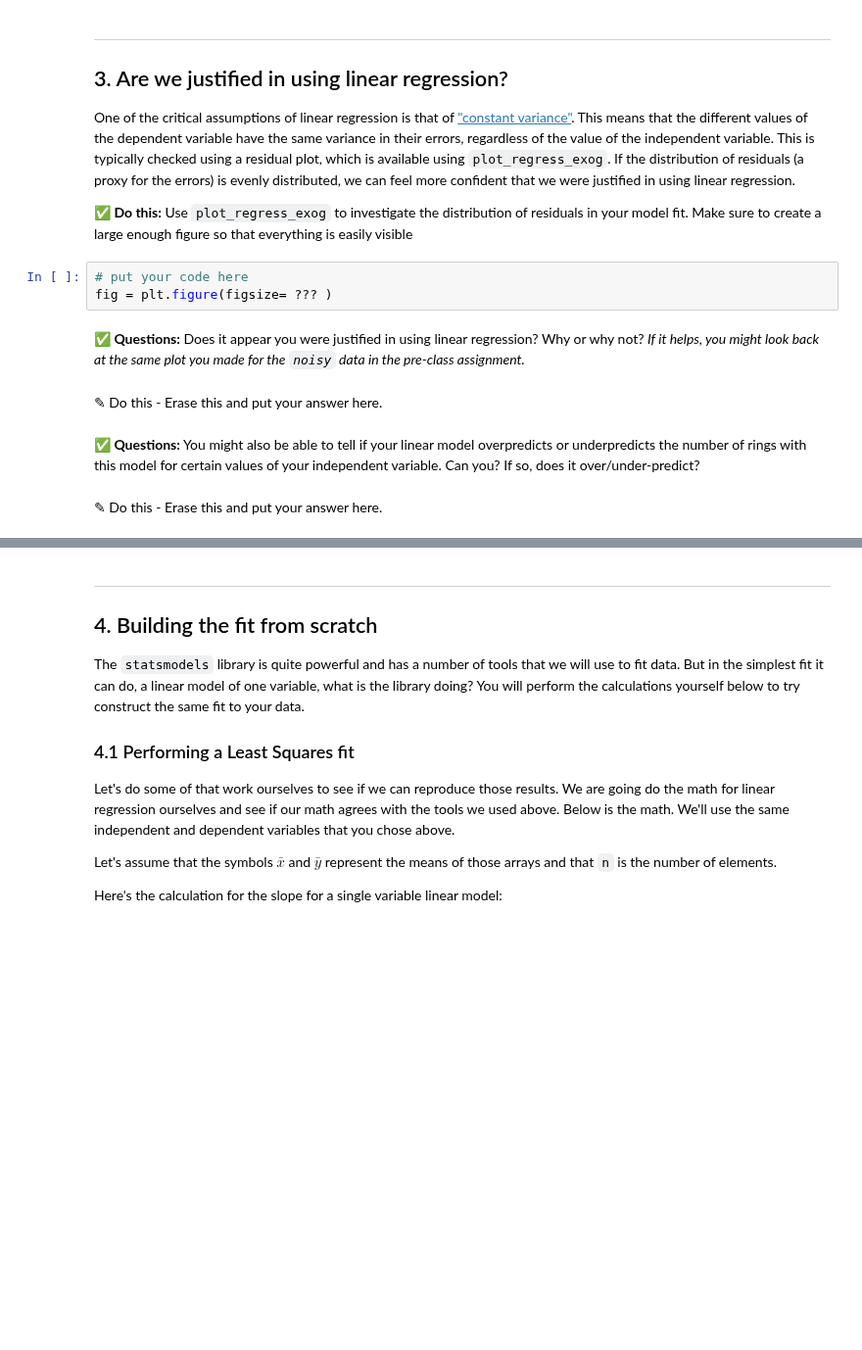
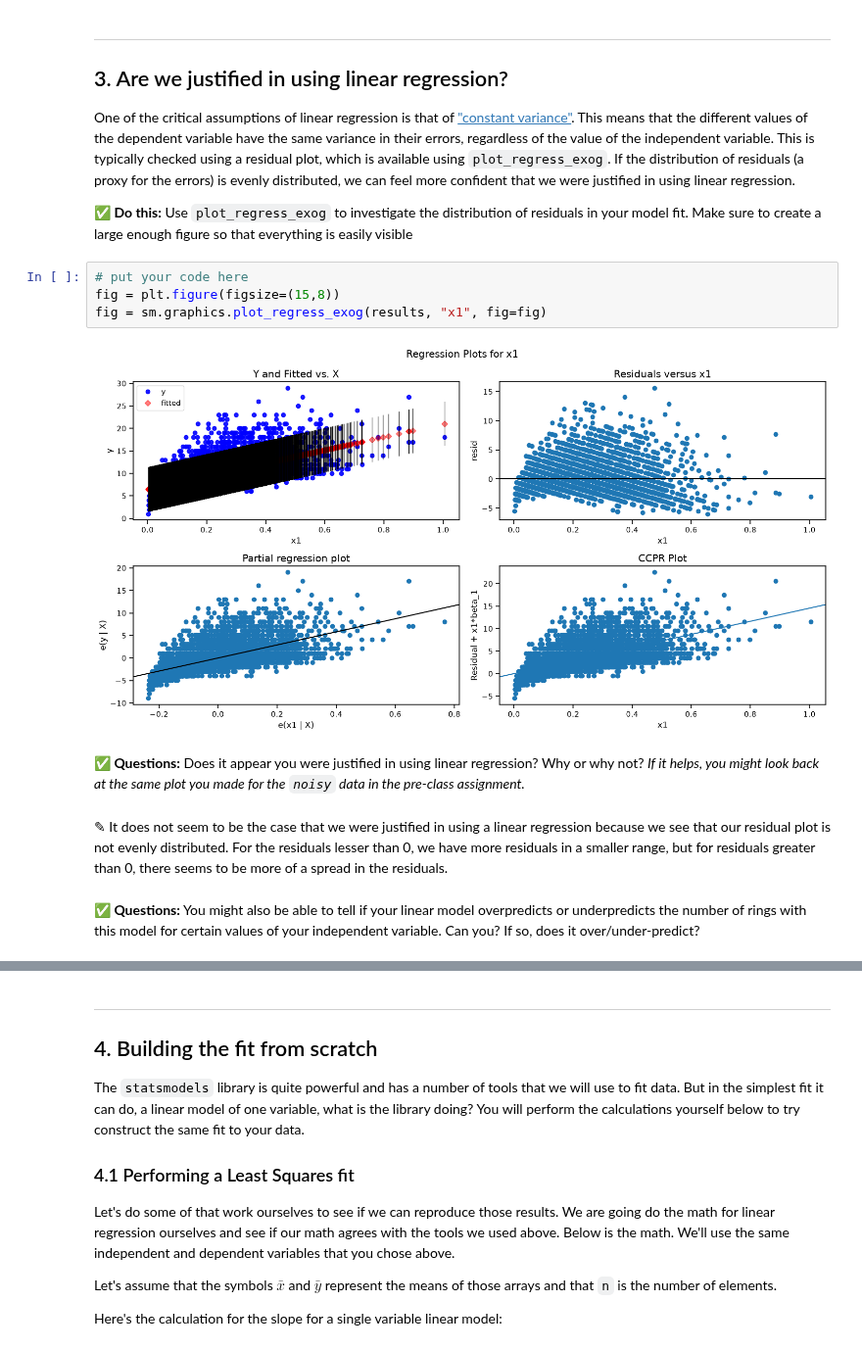
Before and after one commit to alvagile-1811/CMSE202-f26-turnin, a Jupyter notebook: Day-13/Day-13_In-Class-Regression-STUDENT.ipynb, the cells around one changed output, grey strips where cells are left out. Shown at 98% size. Saved outputs shown, nothing was run; the diff lists cells and outputs as text; blank space fills up the shorter version.

```diff
--- a/Day-13/Day-13_In-Class-Regression-STUDENT.ipynb
+++ b/Day-13/Day-13_In-Class-Regression-STUDENT.ipynb
@@ -202,12 +277,13 @@ One of the critical assumptions of linear regression is that of ["constant varia
 **&#9989; Do this:** Use `plot_regress_exog` to investigate the distribution of residuals in your model fit. Make sure to create a large enough figure so that everything is easily visible
 # %%
 # put your code here
-fig = plt.figure(figsize= ??? )
+fig = plt.figure(figsize=(15,8))
+fig = sm.graphics.plot_regress_exog(results, "x1", fig=fig)
+# %% [output]
+[figure, added]
 # %% [markdown]
 **&#9989; Questions:** Does it appear you were justified in using linear regression? Why or why not? _If it helps, you might look back at the same plot you made for the `noisy` data in the pre-class assignment._
-# %% [markdown]
-<font size=+3>&#9998;</font> Do this - Erase this and put your answer here.
+# %% [markdown]
+<font size=+3>&#9998;</font> It does not seem to be the case that we were justified in using a linear regression because we see that our residual plot is not evenly distributed. For the residuals lesser than 0, we have more residuals in a smaller range, but for residuals greater than 0, there seems to be more of a spread in the residuals.
 # %% [markdown]
 **&#9989; Questions:**  You might also be able to tell if your linear model overpredicts or underpredicts the number of rings with this model for certain values of your independent variable. Can you? If so, does it over/under-predict?
-# %% [markdown]
-<font size=+3>&#9998;</font> Do this - Erase this and put your answer here.
```
Also changed, not shown: parts of 31 cells of this notebook.
